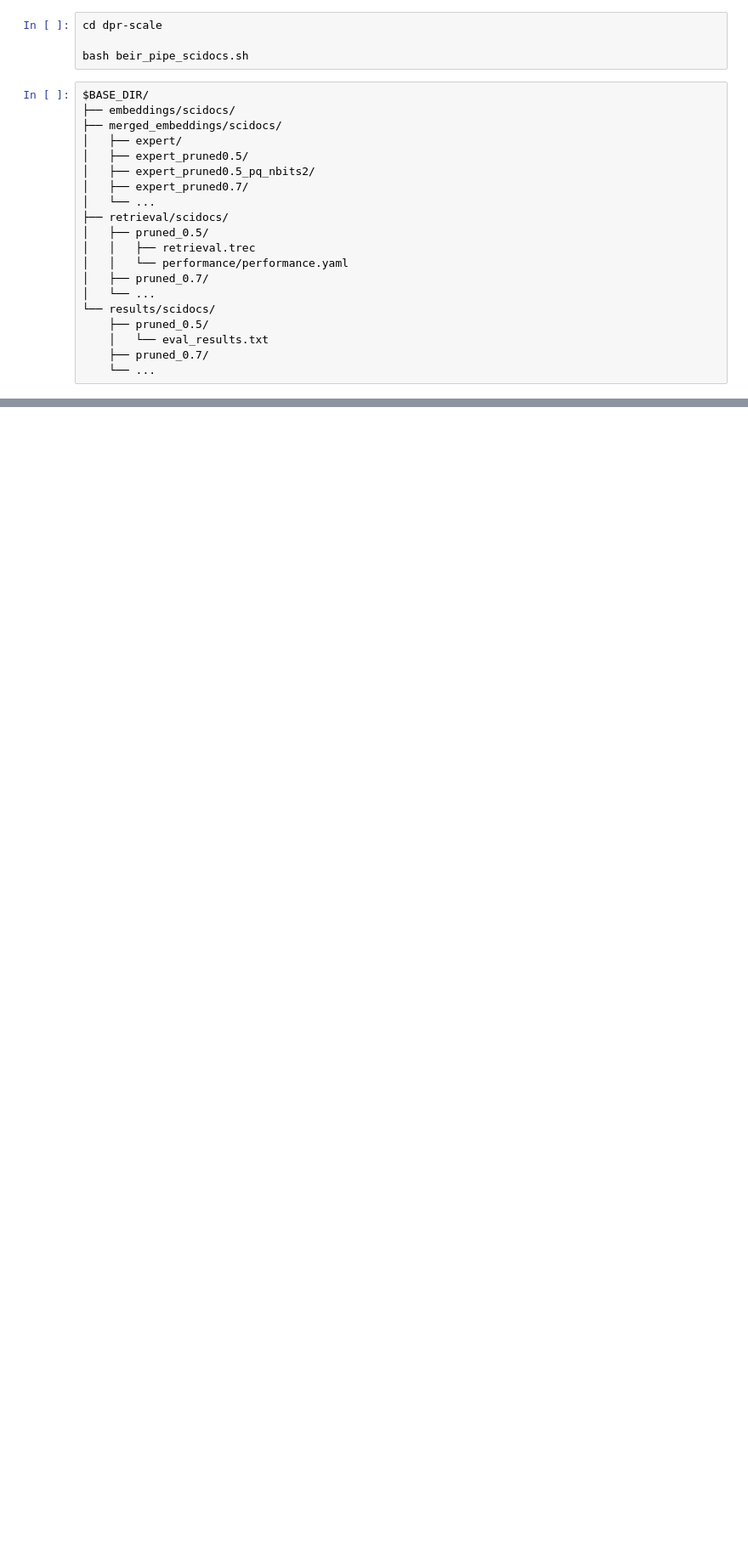
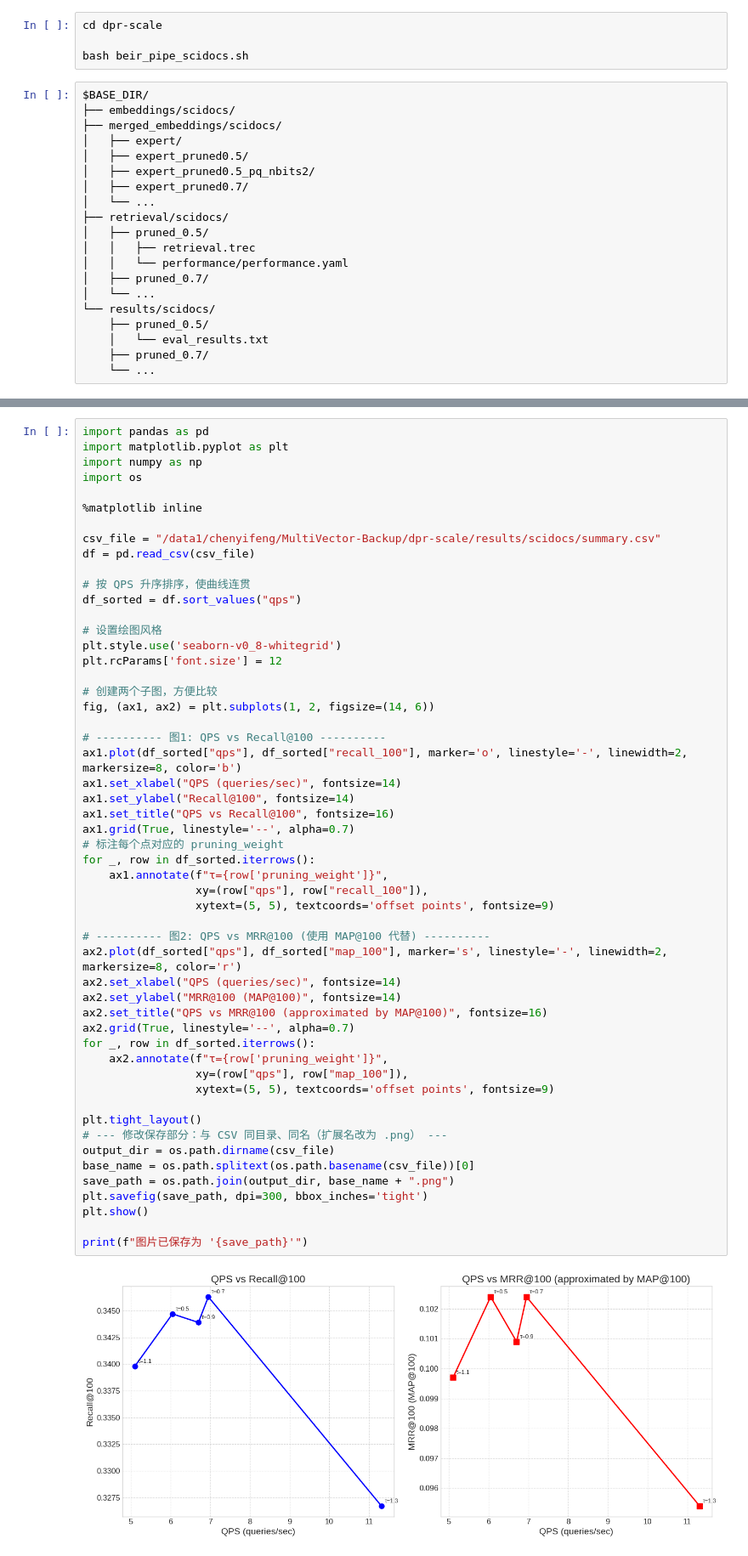
Before and after one commit to Cyfef/MultiVector-Backup, a Jupyter notebook: EXP/notebooks/CITADEL.ipynb, the cells around one changed output, grey strips where cells are left out. Shown at 85% size. Saved outputs shown, nothing was run; the diff lists cells and outputs as text; blank space fills up the shorter version.

```diff
--- a/EXP/notebooks/CITADEL.ipynb
+++ b/EXP/notebooks/CITADEL.ipynb
@@ -132,0 +138,55 @@ if __name__ == "__main__":
+# %%
+import pandas as pd
+import matplotlib.pyplot as plt
+import numpy as np
+import os
+
+%matplotlib inline
+
+csv_file = "/data1/chenyifeng/MultiVector-Backup/dpr-scale/results/scidocs/summary.csv"
+df = pd.read_csv(csv_file)
+
+# 按 QPS 升序排序，使曲线连贯
+df_sorted = df.sort_values("qps")
+
+# 设置绘图风格
+plt.style.use('seaborn-v0_8-whitegrid')
+plt.rcParams['font.size'] = 12
+
+# 创建两个子图，方便比较
+fig, (ax1, ax2) = plt.subplots(1, 2, figsize=(14, 6))
+
+# ---------- 图1: QPS vs Recall@100 ----------
+ax1.plot(df_sorted["qps"], df_sorted["recall_100"], marker='o', linestyle='-', linewidth=2, markersize=8, color='b')
+ax1.set_xlabel("QPS (queries/sec)", fontsize=14)
+ax1.set_ylabel("Recall@100", fontsize=14)
+ax1.set_title("QPS vs Recall@100", fontsize=16)
+ax1.grid(True, linestyle='--', alpha=0.7)
+# 标注每个点对应的 pruning_weight
+for _, row in df_sorted.iterrows():
+    ax1.annotate(f"τ={row['pruning_weight']}",
+                 xy=(row["qps"], row["recall_100"]),
+                 xytext=(5, 5), textcoords='offset points', fontsize=9)
+
+# ---------- 图2: QPS vs MRR@100 (使用 MAP@100 代替) ----------
+ax2.plot(df_sorted["qps"], df_sorted["map_100"], marker='s', linestyle='-', linewidth=2, markersize=8, color='r')
+ax2.set_xlabel("QPS (queries/sec)", fontsize=14)
+ax2.set_ylabel("MRR@100 (MAP@100)", fontsize=14)
+ax2.set_title("QPS vs MRR@100 (approximated by MAP@100)", fontsize=16)
+ax2.grid(True, linestyle='--', alpha=0.7)
+for _, row in df_sorted.iterrows():
+    ax2.annotate(f"τ={row['pruning_weight']}",
+                 xy=(row["qps"], row["map_100"]),
+                 xytext=(5, 5), textcoords='offset points', fontsize=9)
+
+plt.tight_layout()
+# --- 修改保存部分：与 CSV 同目录、同名（扩展名改为 .png） ---
+output_dir = os.path.dirname(csv_file)
+base_name = os.path.splitext(os.path.basename(csv_file))[0]
+save_path = os.path.join(output_dir, base_name + ".png")
+plt.savefig(save_path, dpi=300, bbox_inches='tight')
+plt.show()
+
+print(f"图片已保存为 '{save_path}'")
+# %% [output]
+[figure, added]
```
Also changed, not shown: parts of 3 cells of this notebook, 7 other files.
